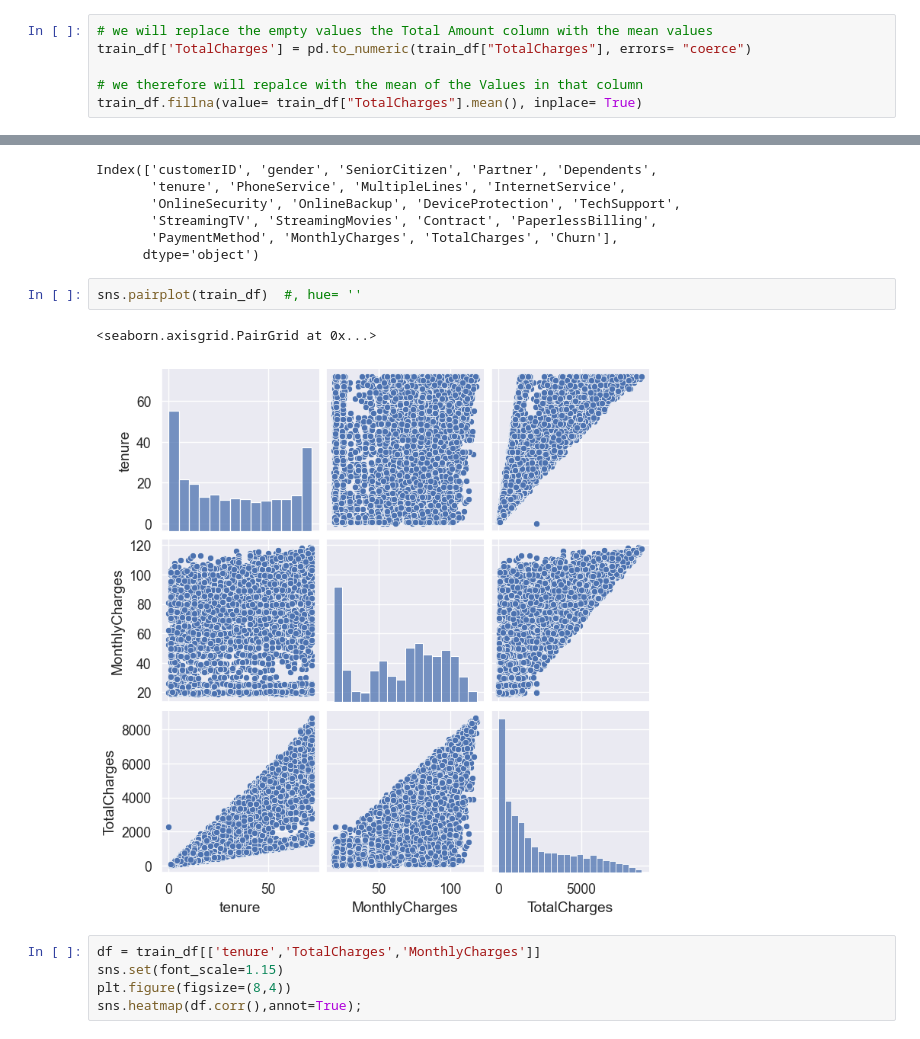
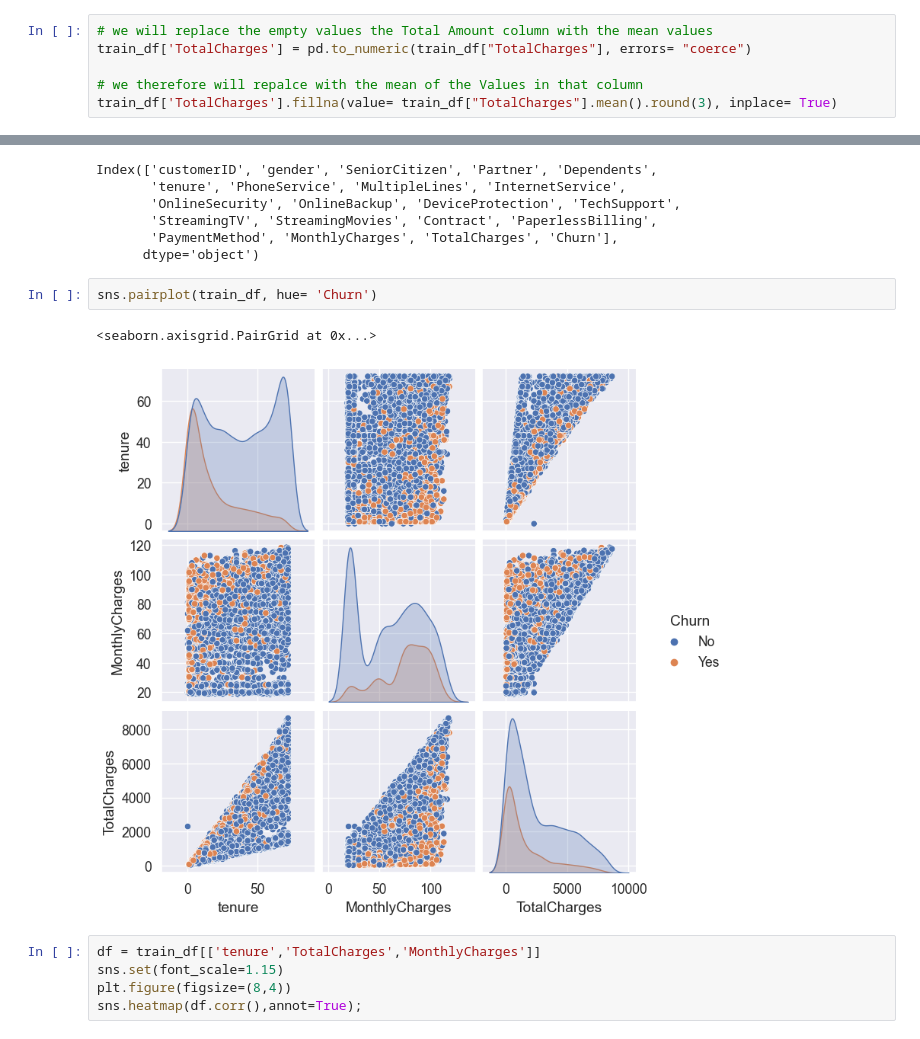
Before and after one commit to codedzifa/Pretoria-Customer-Churn-LP2, a Jupyter notebook: Pretoria Customer Churn dataset.ipynb, the cells around one changed output, grey strips where cells are left out. Drawn from its saved outputs; the diff is of its cells as text.

```diff
--- a/Pretoria Customer Churn dataset.ipynb
+++ b/Pretoria Customer Churn dataset.ipynb
@@ -220,7 +216,7 @@ We can see here that there are some empty values, on both numeric and Caetegoric
 train_df['TotalCharges'] = pd.to_numeric(train_df["TotalCharges"], errors= "coerce")
 
 # we therefore will repalce with the mean of the Values in that column
-train_df.fillna(value= train_df["TotalCharges"].mean(), inplace= True)
+train_df['TotalCharges'].fillna(value= train_df["TotalCharges"].mean().round(3), inplace= True)
 # %%
 # Check duplicated values
 train_df.duplicated().sum()
@@ -342,10 +486,10 @@ Index(['customerID', 'gender', 'SeniorCitizen', 'Partner', 'Dependents',
        'PaymentMethod', 'MonthlyCharges', 'TotalCharges', 'Churn'],
       dtype='object')
 # %%
-sns.pairplot(train_df)  #, hue= ''
+sns.pairplot(train_df, hue= 'Churn')
 # %% [output]
 <seaborn.axisgrid.PairGrid at 0x...>
-[figure, old version]
+[figure, new version]
 # %%
 df = train_df[['tenure','TotalCharges','MonthlyCharges']]
 sns.set(font_scale=1.15)
```
Also changed, not shown: parts of 14 cells of this notebook.
